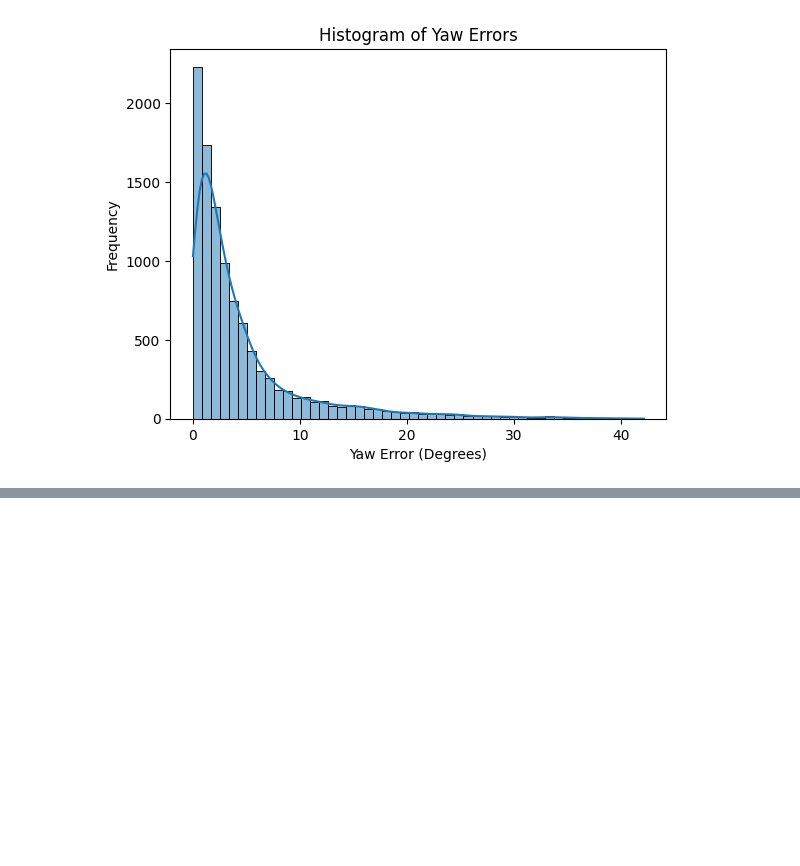
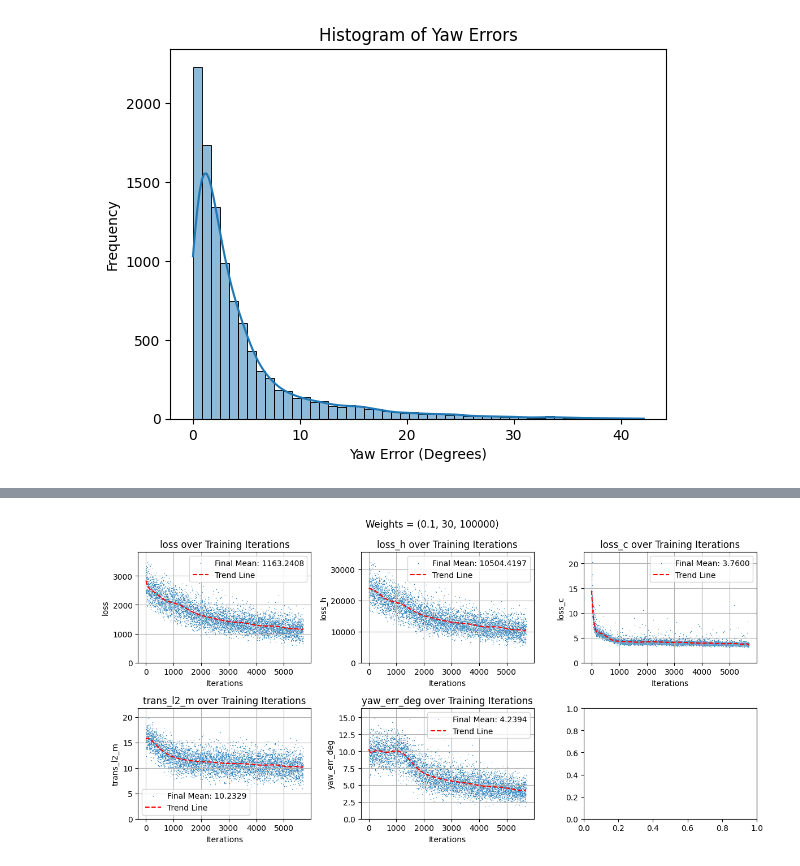
Before and after one commit to ifinckh/2025_sem_proj_FINCKH_VITA, a Jupyter notebook: results.ipynb, the cells around one changed output, grey strips where cells are left out. Cells and saved outputs as stored; diff of their text form; code cells hidden in the pictures; blank space fills up the shorter version.

```diff
--- a/results.ipynb
+++ b/results.ipynb
@@ -433,0 +434,5 @@ plot_metric(df, "Weights = (0.1, 30, 100000)")
+# %%
+df = pd.read_csv("metrics/train/2026_01_09_18_41_46.csv")
+plot_metric(df, "Weights = (0.1, 30, 100000)")
+# %% [output]
+[figure, added]
```
Also changed, not shown: parts of 3 cells of this notebook, 8 other files.
